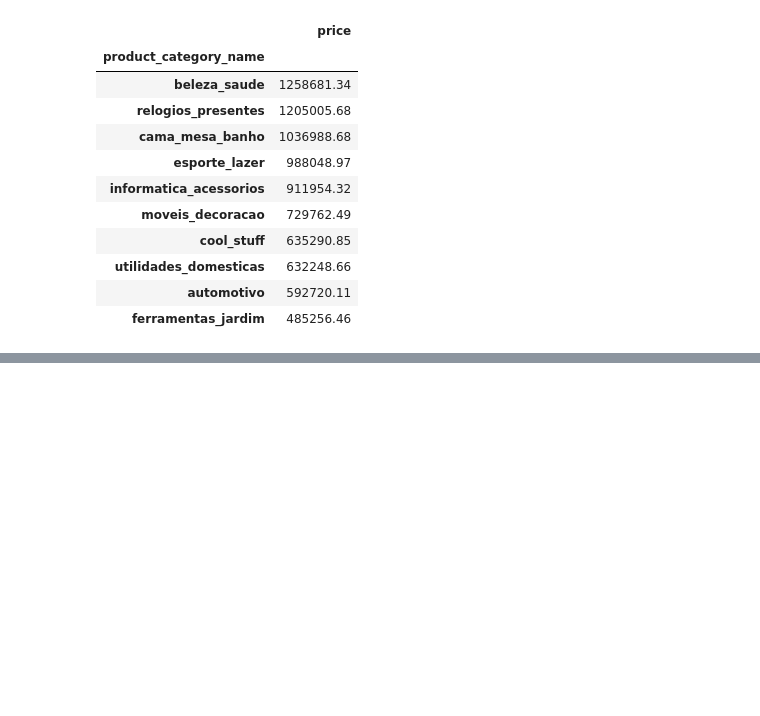
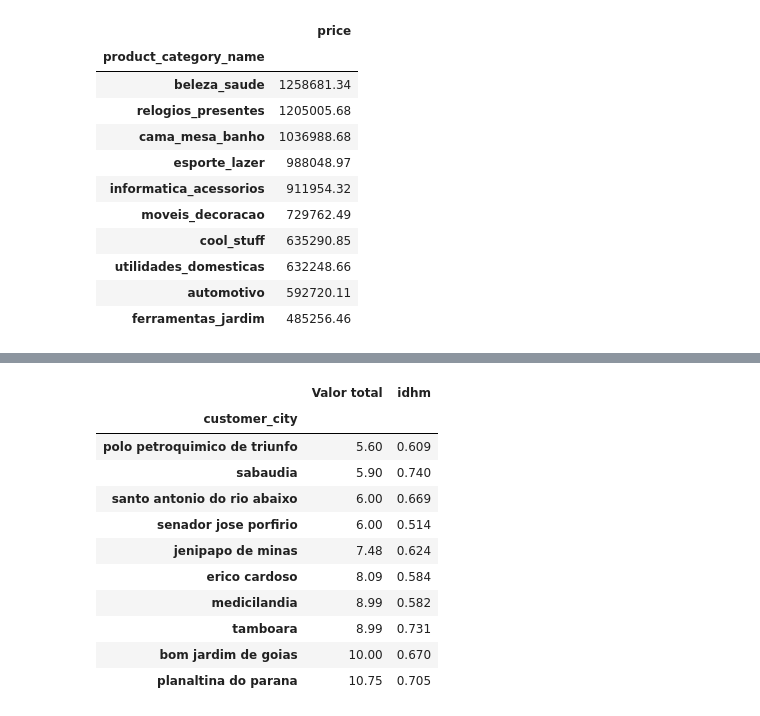
Before and after one commit to alvaroqueiroz/PCS5031-EDA, a Jupyter notebook: main.ipynb, the cells around one changed output, grey strips where cells are left out. Saved outputs shown, nothing was run; the diff lists cells and outputs as text; code cells hidden in the pictures; blank space fills up the shorter version.

```diff
--- a/main.ipynb
+++ b/main.ipynb
@@ -102,0 +125,17 @@ df[['product_category_name', 'price']].groupby(by='product_category_name').sum()
+# %%
+idhm = [0.609, 0.74, 0.669, 0.514, 0.624, 0.584, 0.582, 0.731, 0.67, 0.705]
+tab2['idhm'] = idhm
+tab2.rename(columns={"price": "Valor total"})
+# %% [output]
+|  | Valor total | idhm |
+| customer_city |  |  |
+| polo petroquimico de triunfo | 5.60 | 0.609 |
+| sabaudia | 5.90 | 0.740 |
+| santo antonio do rio abaixo | 6.00 | 0.669 |
+| senador jose porfirio | 6.00 | 0.514 |
+| jenipapo de minas | 7.48 | 0.624 |
+| erico cardoso | 8.09 | 0.584 |
+| medicilandia | 8.99 | 0.582 |
+| tamboara | 8.99 | 0.731 |
+| bom jardim de goias | 10.00 | 0.670 |
+| planaltina do parana | 10.75 | 0.705 |
```
Also changed, not shown: parts of 13 cells of this notebook.
